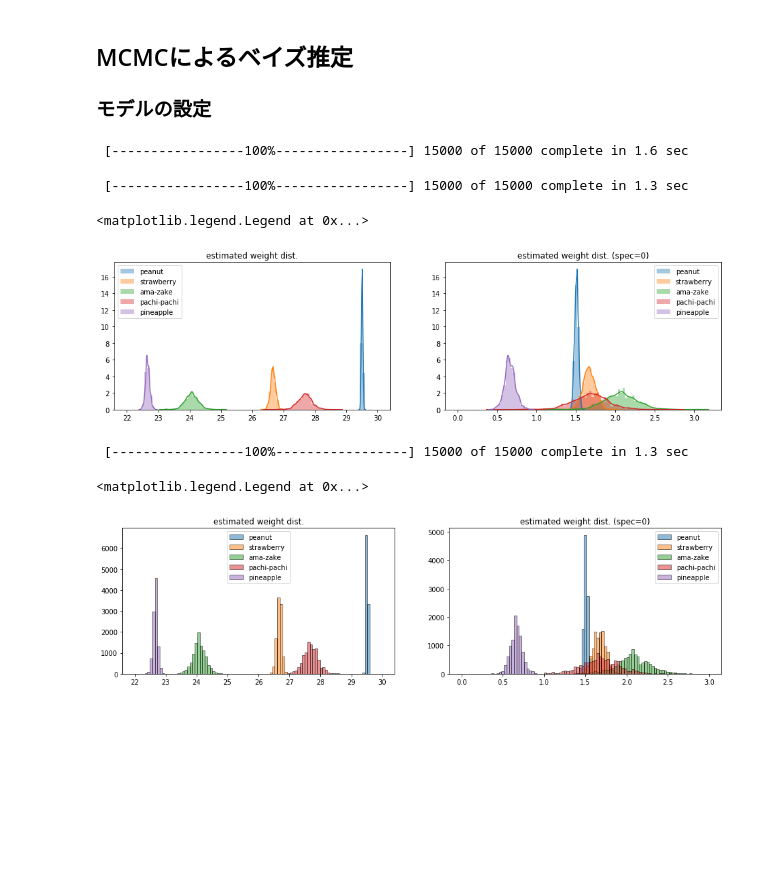
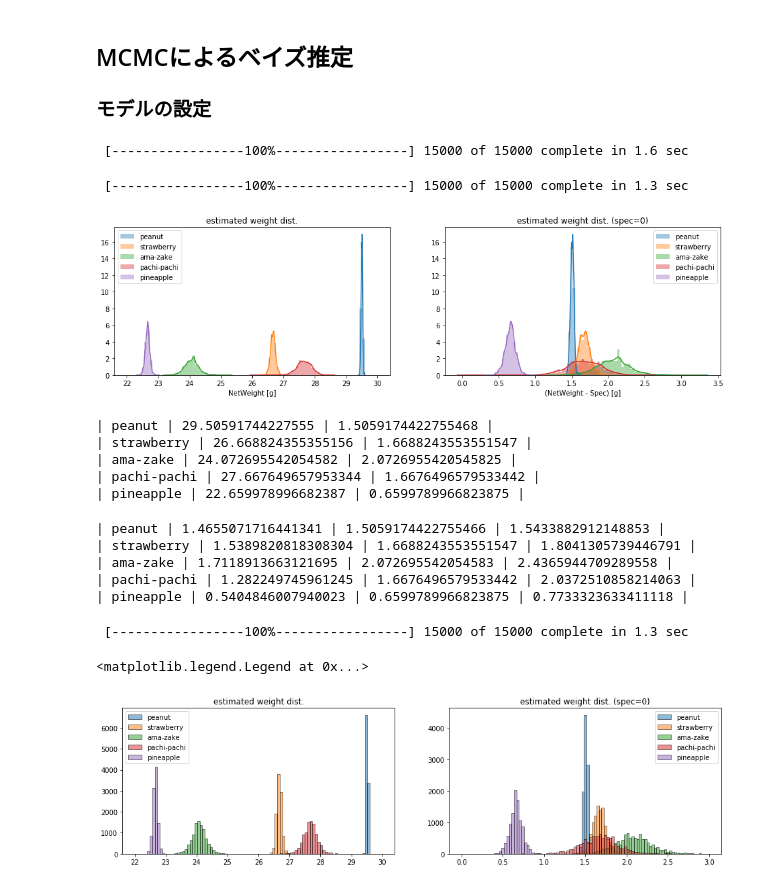
Before and after one commit to tok41/choco-ball-statistics, a Jupyter notebook: analysis/jupyter/compare-net-weight.ipynb, the cells around one changed output. Drawn from its saved outputs; the diff is of its cells as text; code cells hidden in the pictures; blank space fills up the shorter version.

```diff
--- a/analysis/jupyter/compare-net-weight.ipynb
+++ b/analysis/jupyter/compare-net-weight.ipynb
@@ -86,22 +88,48 @@ def getEstimatedWeightDist(values, spec, n_sample=15000, n_burn=5000):
 # %%
 fig = plt.figure(figsize=(16, 4))
 ax = fig.subplots(1, 2)
 
 bins = np.linspace(0, 3.0, 100)
 bins_p = np.linspace(22.0, 30.0, 100)
+result_dict = dict()
 for key, value in grp:
     e_center, e_std = getEstimatedWeightDist(values=value['net_weight'].values, spec=spec[key])
     sns.distplot(e_center, bins=bins_p, label=taste_name[key], ax=ax[0])
     sns.distplot((e_center-spec[key]), bins=bins, label=taste_name[key], ax=ax[1])
+    result_dict[key] = e_center
 ax[0].set_title('estimated weight dist.')
 ax[1].set_title('estimated weight dist. (spec=0)')
+ax[0].set_xlabel("NetWeight [g]")
+ax[1].set_xlabel("(NetWeight - Spec) [g]")
 ax[0].legend()
 ax[1].legend()
+fig.savefig("weight_estimate_bayes.png")
 # %% [output]
  [-----------------100%-----------------] 15000 of 15000 complete in 1.6 sec
  [-----------------100%-----------------] 15000 of 15000 complete in 1.3 sec
-<matplotlib.legend.Legend at 0x...>
-[figure, old version]
+[figure, new version]
+# %%
+for k, v in result_dict.items():
+    e1 = v.mean()
+    e2 = (v - spec[k]).mean()
+    print('| {} | {} | {} |'.format(taste_name[k], e1, e2))
+# %% [output]
+| peanut | 29.50591744227555 | 1.5059174422755468 |
+| strawberry | 26.668824355355156 | 1.6688243553551547 |
+| ama-zake | 24.072695542054582 | 2.0726955420545825 |
+| pachi-pachi | 27.667649657953344 | 1.6676496579533442 |
+| pineapple | 22.659978996682387 | 0.6599789966823875 |
+# %%
+for k, v in result_dict.items():
+    e2 = (v - spec[k]).mean()
+    l, u = np.percentile((v - spec[k]), (5, 95))
+    print('| {} | {} | {} | {} |'.format(taste_name[k], l, e2, u))
+# %% [output]
+| peanut | 1.4655071716441341 | 1.5059174422755466 | 1.5433882912148853 |
+| strawberry | 1.5389820818308304 | 1.6688243553551547 | 1.8041305739446791 |
+| ama-zake | 1.7118913663121695 | 2.072695542054583 | 2.4365944709289558 |
+| pachi-pachi | 1.282249745961245 | 1.6676496579533442 | 2.0372510858214063 |
+| pineapple | 0.5404846007940023 | 0.6599789966823875 | 0.7733323633411118 |
 # %%
 fig = plt.figure(figsize=(16, 4))
 ax = fig.subplots(1, 2)
@@ -119,4 +147,4 @@ ax[1].legend()
 # %% [output]
  [-----------------100%-----------------] 15000 of 15000 complete in 1.3 sec
 <matplotlib.legend.Legend at 0x...>
-[figure, old version]
+[figure, new version]
```
Also changed, not shown: parts of 1 cell of this notebook.
